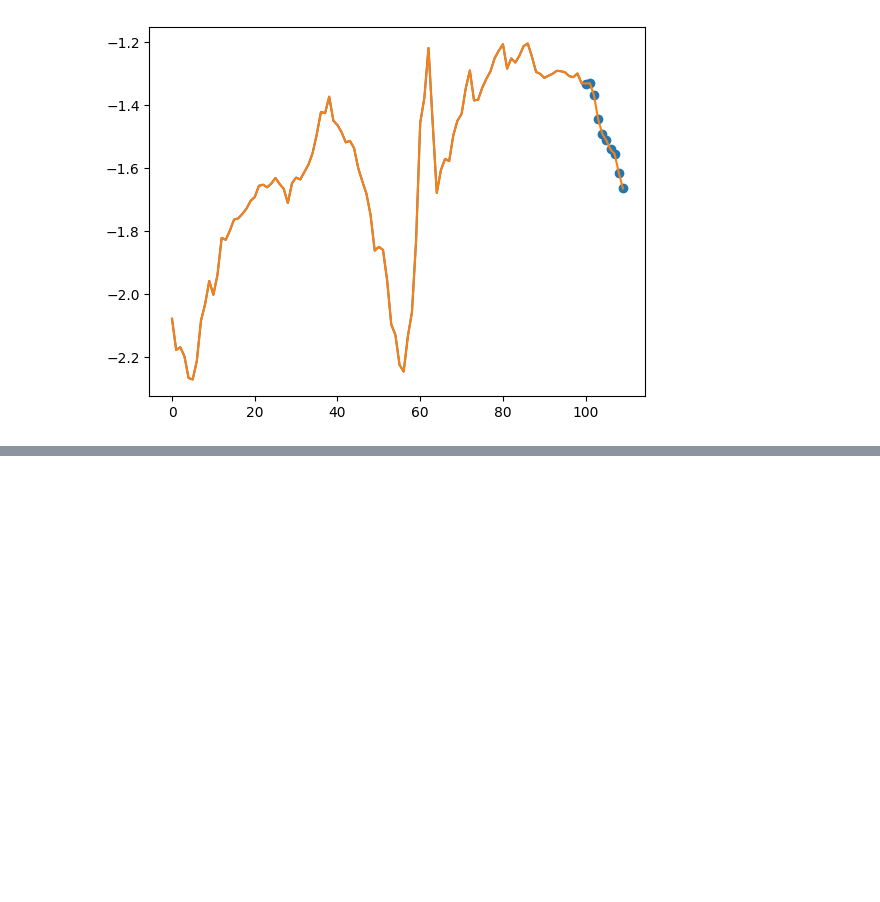
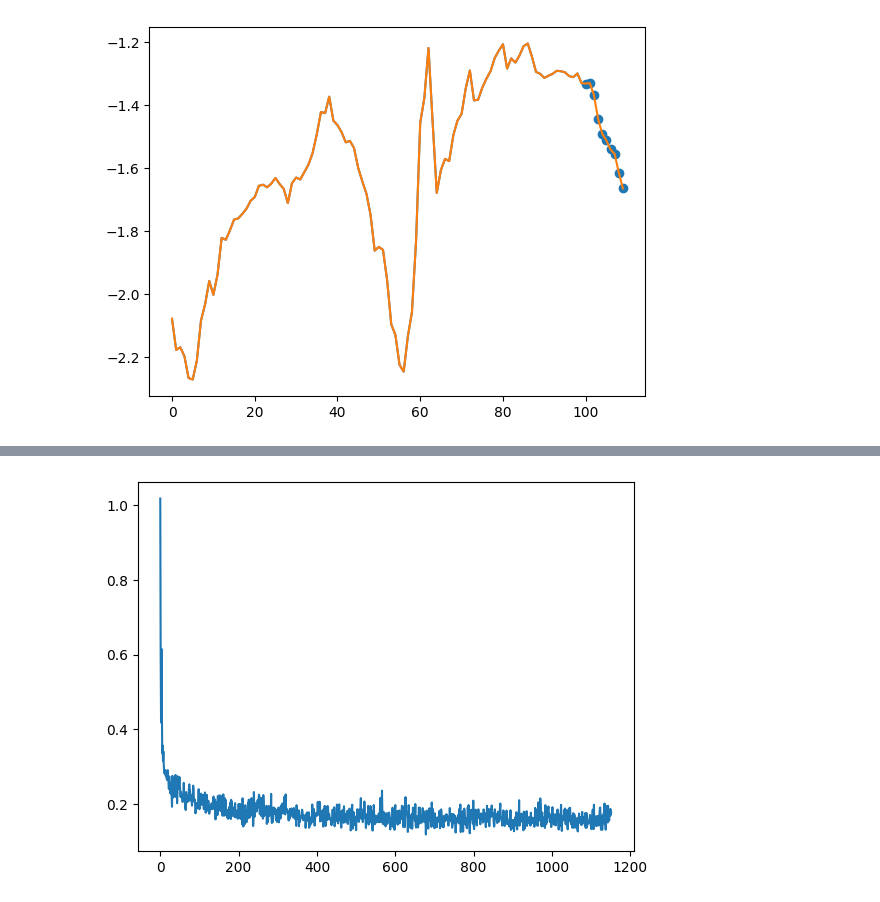
Before and after one commit to alexandrugris/collabs, a Jupyter notebook: timeseries-pytorch.ipynb, the cells around one changed output, grey strips where cells are left out. Drawn from its saved outputs; the diff is of its cells as text; code cells hidden in the pictures; blank space fills up the shorter version.

```diff
--- a/timeseries-pytorch.ipynb
+++ b/timeseries-pytorch.ipynb
@@ -377,5 +388,5 @@ DNNRegressor(
 # %%
-trainer = create_trainer(train_loader, model, 1)
+trainer = create_trainer(train_loader, model, 3)
 trainer()
 # %% [output]
 Epoch  0
@@ -384,0 +407 @@ loss: 0.313156  [25728/49034]
+[figure, added]
```
Also changed, not shown: parts of 9 cells of this notebook.
